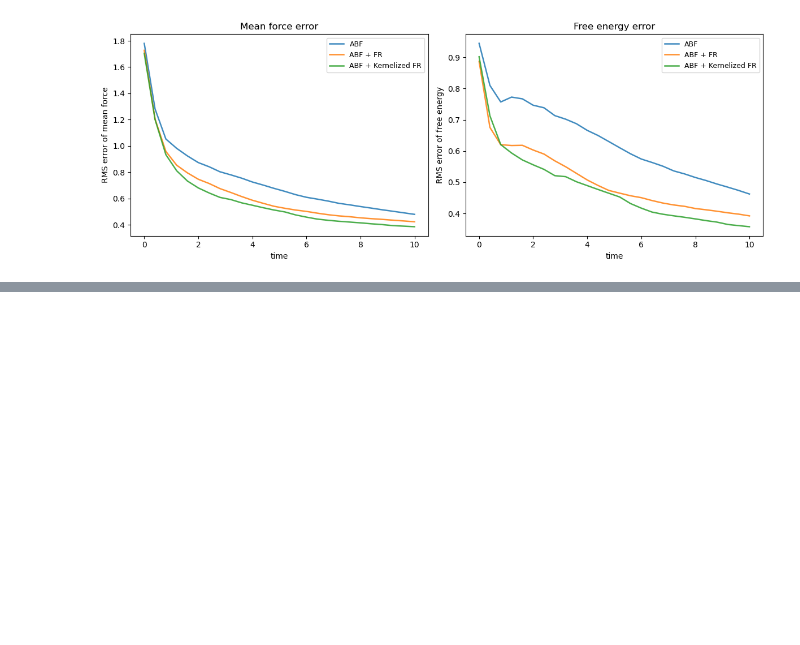
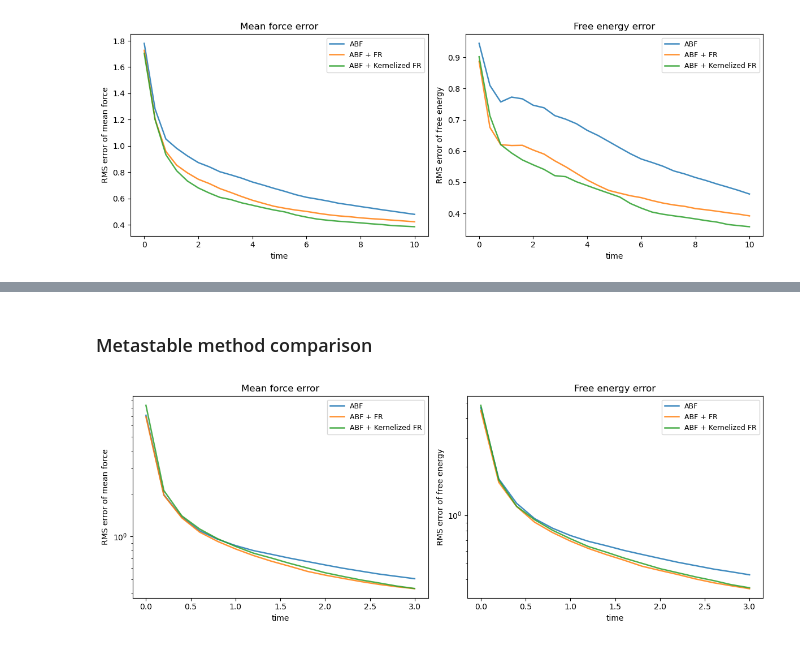
Before and after one commit to zheyuanlai/WFR-ABF, a Jupyter notebook: WFRABF.ipynb, the cells around one changed output, grey strips where cells are left out. Saved outputs shown, nothing was run; the diff lists cells and outputs as text; code cells hidden in the pictures; blank space fills up the shorter version.

```diff
--- a/WFRABF.ipynb
+++ b/WFRABF.ipynb
@@ -758,0 +1276,31 @@ plt.show()
+# %% [markdown]
+### Metastable method comparison
+# %%
+fig_meta, axes_meta = plt.subplots(1, 2, figsize=(12, 4.5))
+
+ax_meta = axes_meta[0]
+for lbl_meta, d_meta, col_meta in methods_meta:
+    t_arr_meta = np.array(d_meta['steps']) * dt_meta
+    ax_meta.plot(t_arr_meta, d_meta['l2_fprime'], color=col_meta, lw=1.8,
+                 label=lbl_meta, alpha=0.85)
+ax_meta.set_xlabel("time")
+ax_meta.set_ylabel(r"RMS error of mean force")
+ax_meta.set_title(r"Mean force error")
+ax_meta.legend(fontsize=9)
+ax_meta.set_yscale('log')
+
+ax_meta = axes_meta[1]
+for lbl_meta, d_meta, col_meta in methods_meta:
+    t_arr_meta = np.array(d_meta['steps']) * dt_meta
+    ax_meta.plot(t_arr_meta, d_meta['l2_f'], color=col_meta, lw=1.8,
+                 label=lbl_meta, alpha=0.85)
+ax_meta.set_xlabel("time")
+ax_meta.set_ylabel(r"RMS error of free energy")
+ax_meta.set_title(r"Free energy error")
+ax_meta.legend(fontsize=9)
+ax_meta.set_yscale('log')
+
+plt.tight_layout()
+plt.show()
+# %% [output]
+[figure, added]
```
Also changed, not shown: parts of 16 cells of this notebook.
